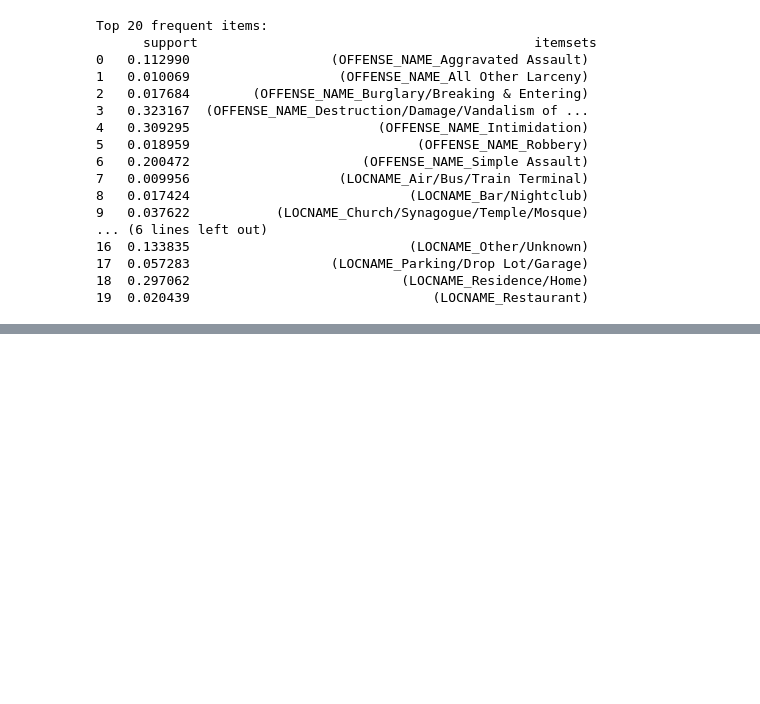
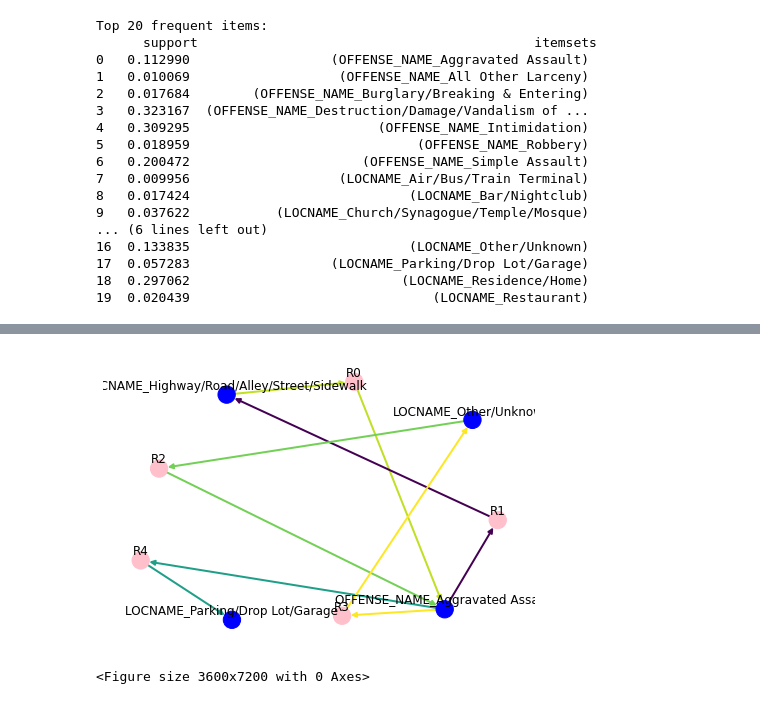
Before and after one commit to alphonso-a/big-data-project, a Jupyter notebook: Mita.ipynb, the cells around one changed output, grey strips where cells are left out. Drawn from its saved outputs; the diff is of its cells as text; code cells hidden in the pictures; blank space fills up the shorter version.

```diff
--- a/Mita.ipynb
+++ b/Mita.ipynb
@@ -335,8 +335,3 @@ data.head()
 | 3 | 1991 | Pine Bluff | City | Arkansas | West South Central | South | ... |
 | 4 | 1991 | Pine Bluff | City | Arkansas | West South Central | South | ... |
 5 rows × 152 columns
-# %%
-""" incidents = []
-# populating a list of transactions
-for i in range(0, data.shape[0]):
-  incidents.append([str(data.values[i,j]) for j in range(0, data.shape[1])]) """
@@ -436,0 +496,5 @@ association_rule_generated_confidence
+# %%
+draw_graph (assoc_rules, 5)
+# %% [output]
+[figure, added]
+<Figure size 3600x7200 with 0 Axes>
```
Also changed, not shown: parts of 14 cells of this notebook.
